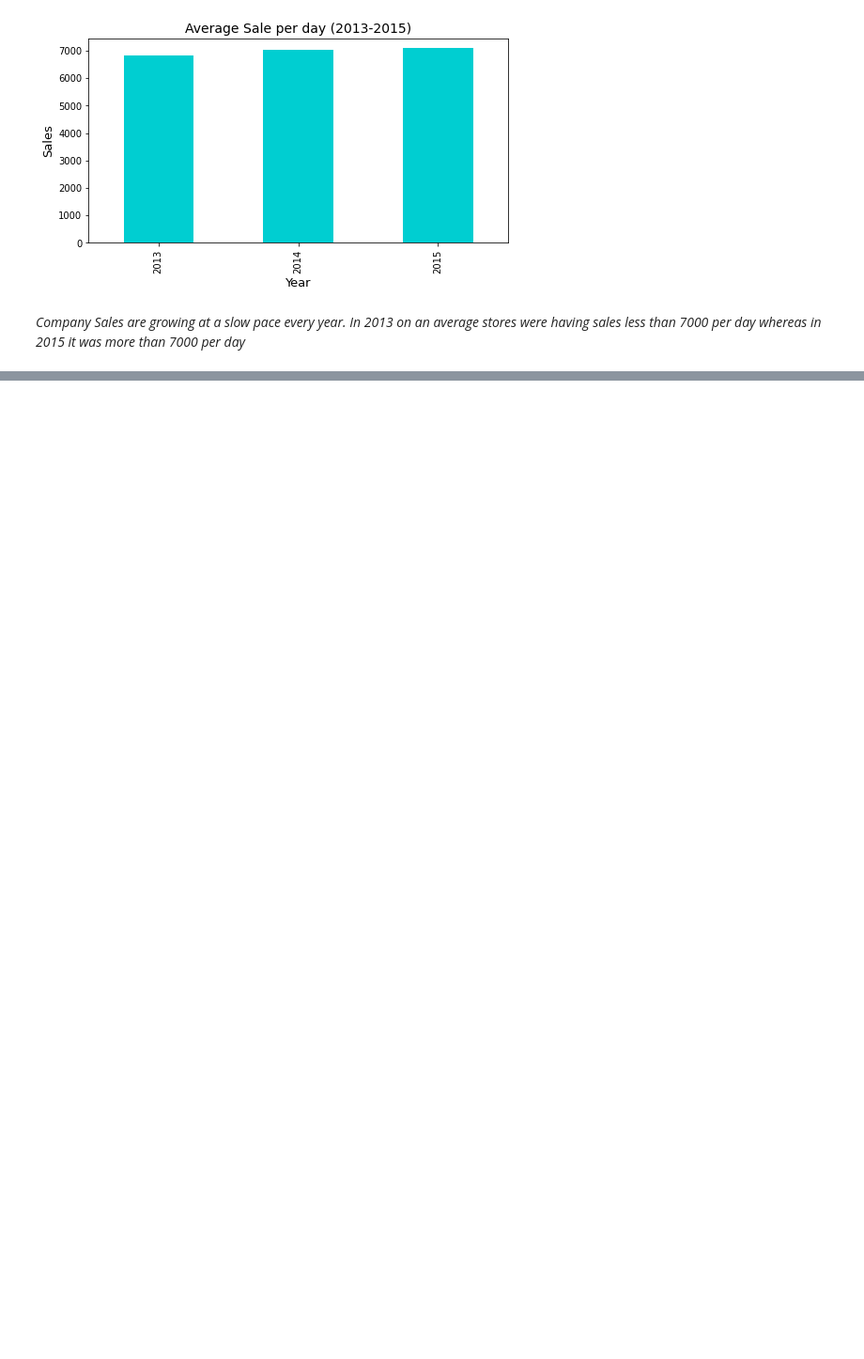
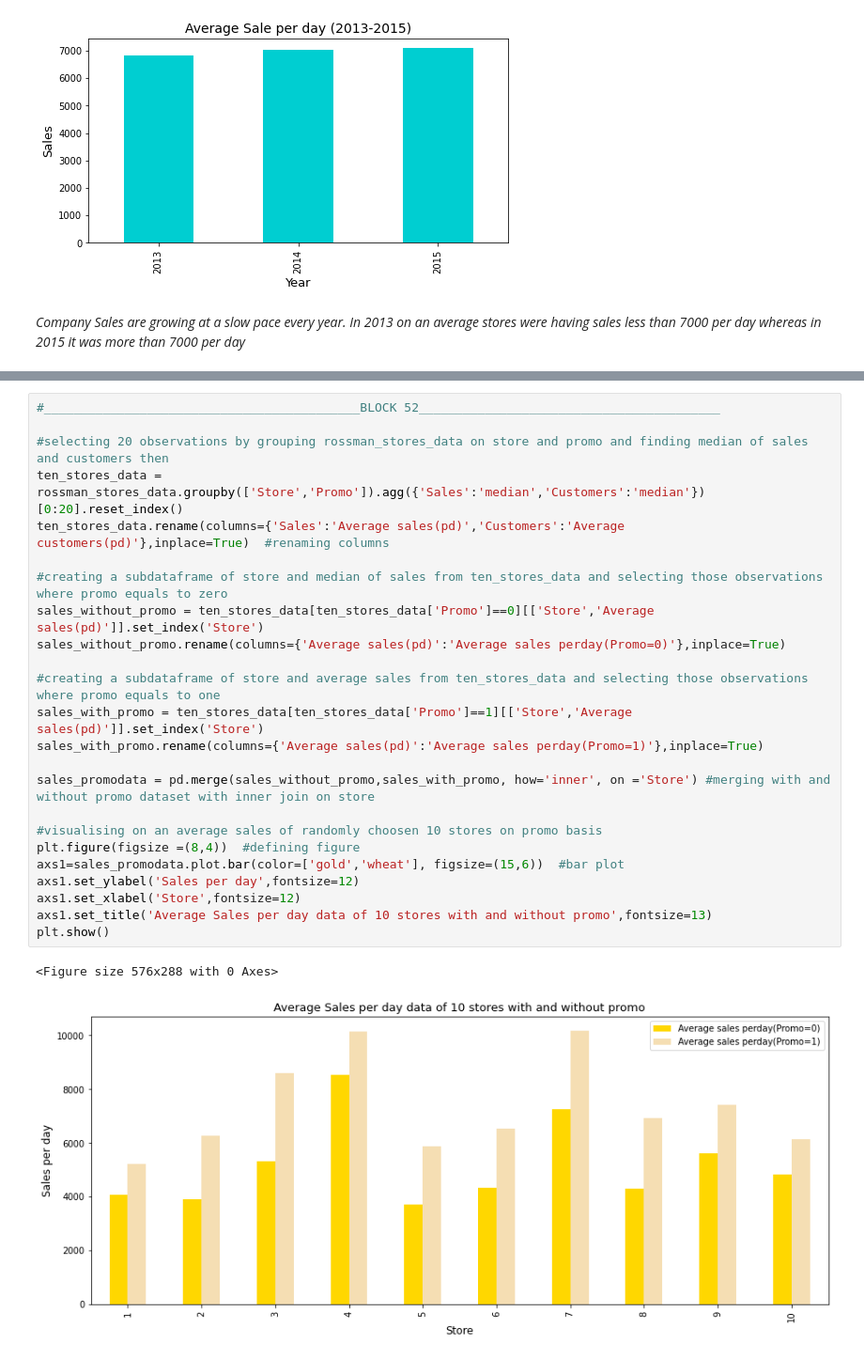
Before and after one commit to kiranmahara9600/Rossmann-Sales-Prediction, a Jupyter notebook: Rossmann_Sales_Prediction.ipynb, the cells around one changed output, grey strips where cells are left out. Shown at 94% size. Cells and saved outputs as stored; diff of their text form; blank space fills up the shorter version.

```diff
--- a/Rossmann_Sales_Prediction.ipynb
+++ b/Rossmann_Sales_Prediction.ipynb
@@ -797,0 +875,27 @@ plt.show()
+# %%
+#___________________________________________BLOCK 52_________________________________________
+
+#selecting 20 observations by grouping rossman_stores_data on store and promo and finding median of sales and customers then
+ten_stores_data = rossman_stores_data.groupby(['Store','Promo']).agg({'Sales':'median','Customers':'median'})[0:20].reset_index()
+ten_stores_data.rename(columns={'Sales':'Average sales(pd)','Customers':'Average customers(pd)'},inplace=True)  #renaming columns
+
+#creating a subdataframe of store and median of sales from ten_stores_data and selecting those observations where promo equals to zero
+sales_without_promo = ten_stores_data[ten_stores_data['Promo']==0][['Store','Average sales(pd)']].set_index('Store')
+sales_without_promo.rename(columns={'Average sales(pd)':'Average sales perday(Promo=0)'},inplace=True)
+
+#creating a subdataframe of store and average sales from ten_stores_data and selecting those observations where promo equals to one
+sales_with_promo = ten_stores_data[ten_stores_data['Promo']==1][['Store','Average sales(pd)']].set_index('Store')
+sales_with_promo.rename(columns={'Average sales(pd)':'Average sales perday(Promo=1)'},inplace=True)
+
+sales_promodata = pd.merge(sales_without_promo,sales_with_promo, how='inner', on ='Store') #merging with and without promo dataset with inner join on store
+
+#visualising on an average sales of randomly choosen 10 stores on promo basis
+plt.figure(figsize =(8,4))  #defining figure
+axs1=sales_promodata.plot.bar(color=['gold','wheat'], figsize=(15,6))  #bar plot
+axs1.set_ylabel('Sales per day',fontsize=12)
+axs1.set_xlabel('Store',fontsize=12)
+axs1.set_title('Average Sales per day data of 10 stores with and without promo',fontsize=13)
+plt.show()
+# %% [output]
+<Figure size 576x288 with 0 Axes>
+[figure, added]
```
Also changed, not shown: parts of 26 cells of this notebook.
